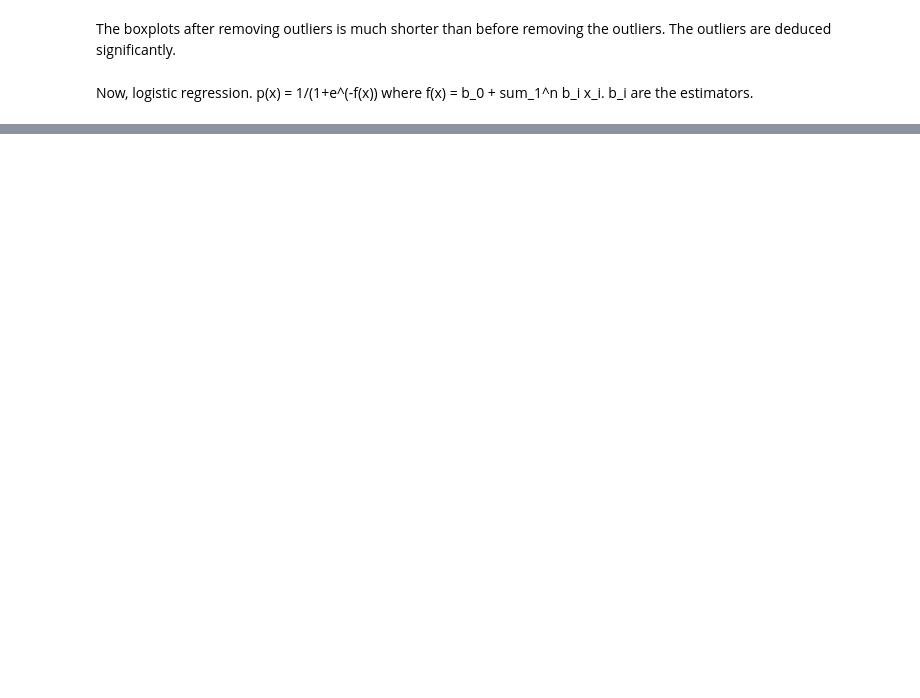
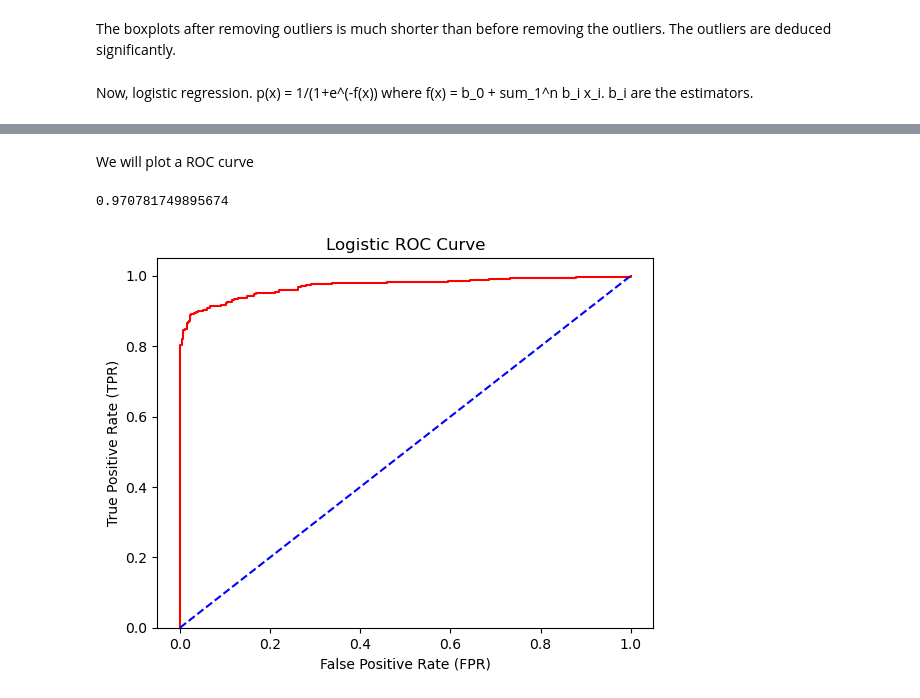
Before and after one commit to douglasli2827/Credit-Card-Fraud, a Jupyter notebook: CreditCardFraud.ipynb, the cells around one changed output, grey strips where cells are left out. Drawn from its saved outputs; the diff is of its cells as text; code cells hidden in the pictures; blank space fills up the shorter version.

```diff
--- a/CreditCardFraud.ipynb
+++ b/CreditCardFraud.ipynb
@@ -581,0 +731,22 @@ print(model.coef_)
+# %% [markdown]
+We will plot a ROC curve
+# %%
+from sklearn.metrics import roc_curve
+
+bestmodel_y_train_predicted = cross_val_predict(bestmodel_logistic, X_train, y_train, cv = roc_cv, method = 'predict_proba')[:, 1]
+bestmodel_ras = roc_auc_score(y_train, bestmodel_y_train_predicted)
+fpr_logistic, tpr_logistic, thresholds_logistic = roc_curve(y_train, bestmodel_y_train_predicted)
+print(bestmodel_ras)
+plt.figure()
+plt.plot(fpr_logistic, tpr_logistic, color = 'r')
+plt.plot([0, 1], [0, 1], color = 'b', linestyle = '--')
+plt.xlim(-0.05, 1.05)
+plt.ylim(0, 1.05)
+plt.xlabel('False Positive Rate (FPR)')
+plt.ylabel('True Positive Rate (TPR)')
+plt.title('Logistic ROC Curve')
+
+plt.show()
+# %% [output]
+0.970781749895674
+[figure, added]
```
Also changed, not shown: parts of 33 cells of this notebook.
